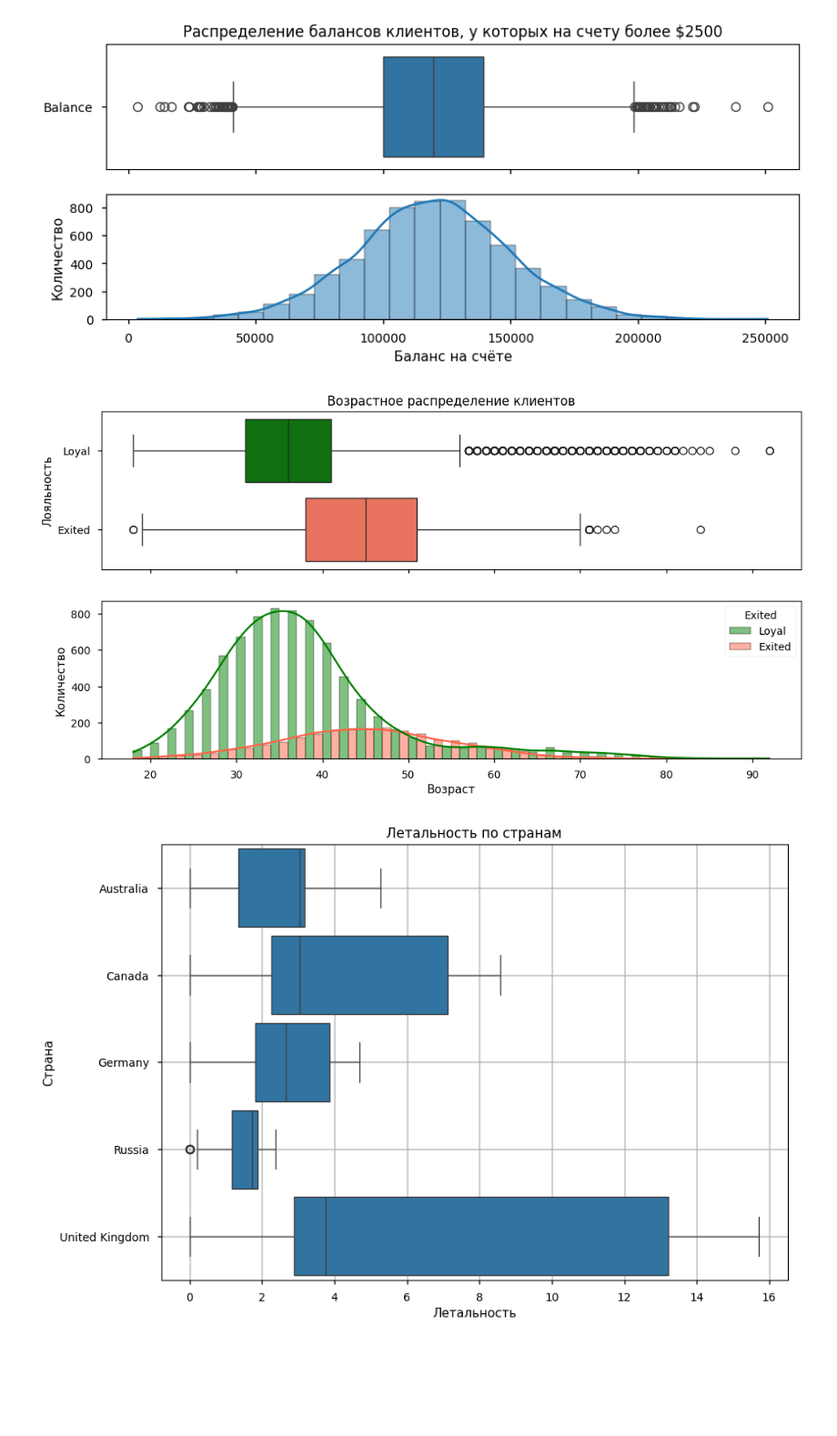
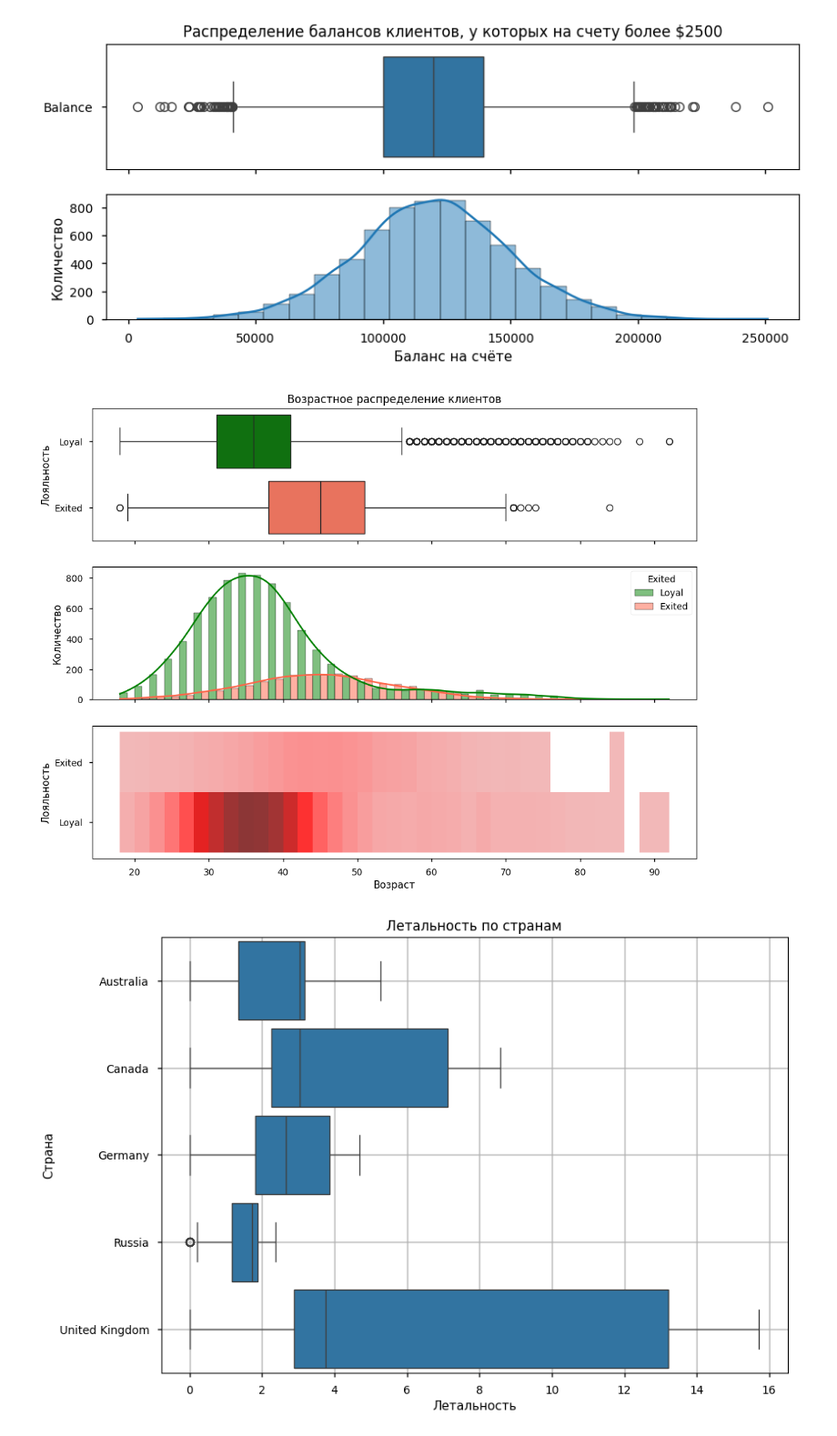
Before and after one commit to wildfielded/samples-ds, a Jupyter notebook: _Spurs/EDA_graph.ipynb, the cells around one changed output. Shown at 91% size. Saved outputs shown, nothing was run; the diff lists cells and outputs as text; code cells hidden in the pictures; blank space fills up the shorter version.

```diff
--- a/_Spurs/EDA_graph.ipynb
+++ b/_Spurs/EDA_graph.ipynb
@@ -124,35 +124,44 @@ ax2.set_ylabel('Количество');
 # %%
 tmp_df = data1_df.copy()
 tmp_df.Exited = tmp_df.Exited.apply(lambda x: 'Exited' if x == 1. else 'Loyal')
 
-fig, (ax1, ax2) = plt.subplots(nrows=2, ncols=1, figsize=(12, 6), sharex=True)
+fig, (ax1, ax2, ax3) = plt.subplots(nrows=3, ncols=1, figsize=(12, 9), sharex=True)
 sns.boxplot(
     data=tmp_df,
     x='Age',
     y='Exited',
     orient='h',
     order=['Loyal', 'Exited'],
     palette={'Loyal': 'green', 'Exited': 'tomato'},
     ax=ax1
 )
 sns.histplot(
     data=tmp_df,
     x='Age',
     hue='Exited',
     hue_order=['Loyal', 'Exited'],
     multiple='dodge',
     bins=37,
     kde=True,
     palette={'Loyal': 'green', 'Exited': 'tomato'},
     ax=ax2
 )
+sns.histplot(
+    data=tmp_df,
+    x='Age',
+    y='Exited',
+    bins=37,
+    color='red',
+    ax=ax3
+)
 ax1.set_title('Возрастное распределение клиентов')
 ax1.set_xlabel('')
 ax1.set_ylabel('Лояльность')
-ax2.set_xlabel('Возраст')
-ax2.set_ylabel('Количество');
+ax2.set_ylabel('Количество')
+ax3.set_ylabel('Лояльность')
+ax3.set_xlabel('Возраст');
 # %% [output]
-[figure, old version]
+[figure, new version]
 # %%
 countries = ['Russia', 'Australia', 'Germany', 'Canada', 'United Kingdom']
 croped_df = virus_df[virus_df['country'].isin(countries)]
```
Also changed, not shown: parts of 1 cell of this notebook.
